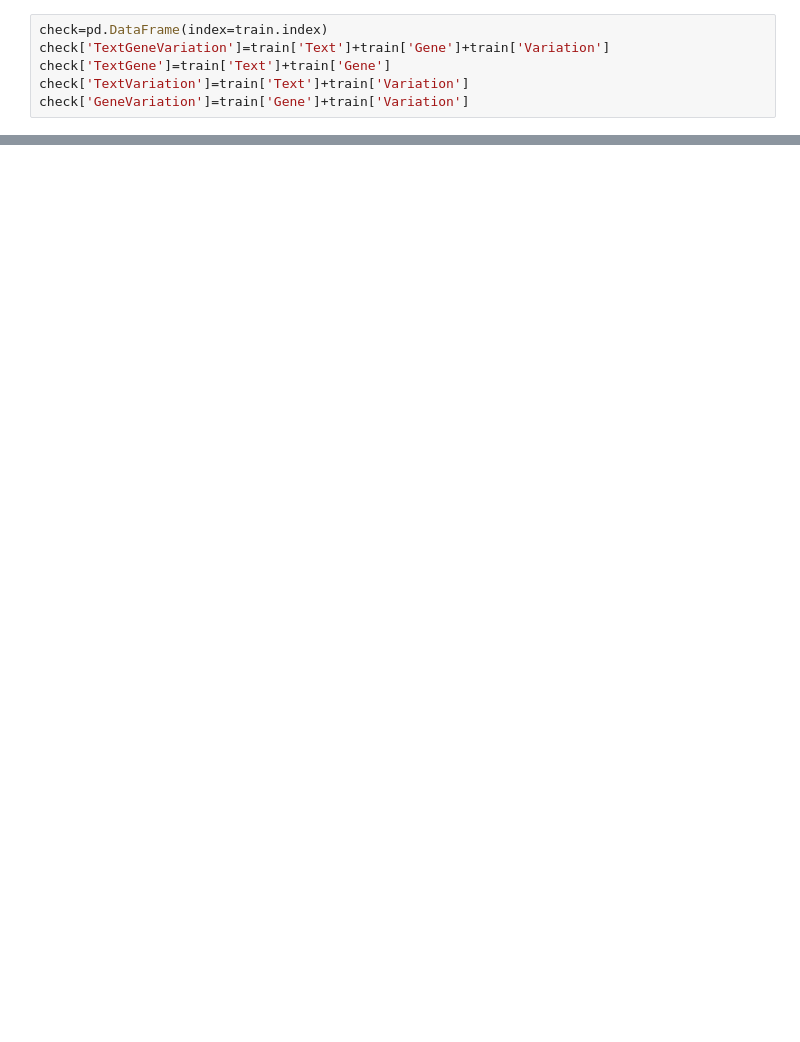
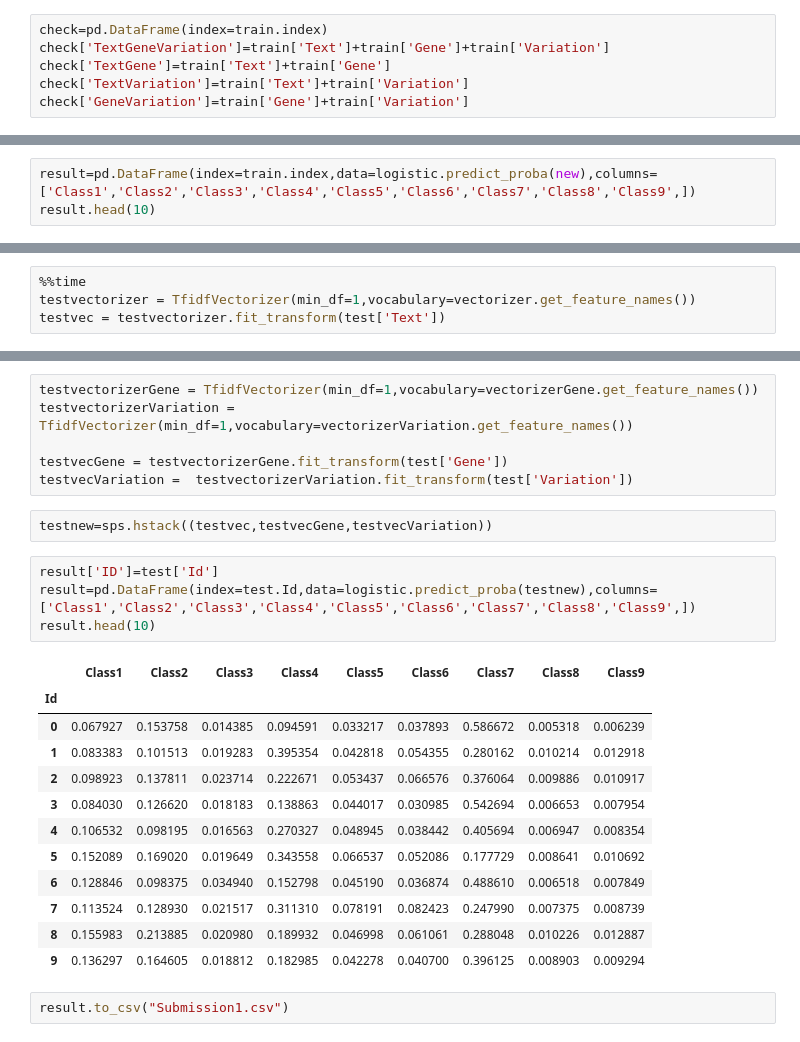
Before and after one commit to manshubh/classification-GeneticMutations, a Jupyter notebook: CancerNLP.ipynb, the cells around one changed output, grey strips where cells are left out. Saved outputs shown, nothing was run; the diff lists cells and outputs as text; blank space fills up the shorter version.

```diff
--- a/CancerNLP.ipynb
+++ b/CancerNLP.ipynb
@@ -116,0 +139,3 @@ for key,i in check['count'].groupby(train['Class']):
+# %%
+result=pd.DataFrame(index=train.index,data=logistic.predict_proba(new),columns=['Class1','Class2','Class3','Class4','Class5','Class6','Class7','Class8','Class9',])
+result.head(10)
@@ -116,0 +154,4 @@ for key,i in check['count'].groupby(train['Class']):
+# %%
+%%time
+testvectorizer = TfidfVectorizer(min_df=1,vocabulary=vectorizer.get_feature_names())
+testvec = testvectorizer.fit_transform(test['Text'])
@@ -116,0 +160,27 @@ for key,i in check['count'].groupby(train['Class']):
+# %%
+testvectorizerGene = TfidfVectorizer(min_df=1,vocabulary=vectorizerGene.get_feature_names())
+testvectorizerVariation = TfidfVectorizer(min_df=1,vocabulary=vectorizerVariation.get_feature_names())
+
+testvecGene = testvectorizerGene.fit_transform(test['Gene'])
+testvecVariation =  testvectorizerVariation.fit_transform(test['Variation'])
+# %%
+testnew=sps.hstack((testvec,testvecGene,testvecVariation))
+# %%
+result['ID']=test['Id']
+result=pd.DataFrame(index=test.Id,data=logistic.predict_proba(testnew),columns=['Class1','Class2','Class3','Class4','Class5','Class6','Class7','Class8','Class9',])
+result.head(10)
+# %% [output]
+|  | Class1 | Class2 | Class3 | Class4 | Class5 | Class6 | Class7 | Class8 | Class9 |
+| Id |  |  |  |  |  |  |  |  |  |
+| 0 | 0.067927 | 0.153758 | 0.014385 | 0.094591 | 0.033217 | 0.037893 | 0.586672 | 0.005318 | 0.006239 |
+| 1 | 0.083383 | 0.101513 | 0.019283 | 0.395354 | 0.042818 | 0.054355 | 0.280162 | 0.010214 | 0.012918 |
+| 2 | 0.098923 | 0.137811 | 0.023714 | 0.222671 | 0.053437 | 0.066576 | 0.376064 | 0.009886 | 0.010917 |
+| 3 | 0.084030 | 0.126620 | 0.018183 | 0.138863 | 0.044017 | 0.030985 | 0.542694 | 0.006653 | 0.007954 |
+| 4 | 0.106532 | 0.098195 | 0.016563 | 0.270327 | 0.048945 | 0.038442 | 0.405694 | 0.006947 | 0.008354 |
+| 5 | 0.152089 | 0.169020 | 0.019649 | 0.343558 | 0.066537 | 0.052086 | 0.177729 | 0.008641 | 0.010692 |
+| 6 | 0.128846 | 0.098375 | 0.034940 | 0.152798 | 0.045190 | 0.036874 | 0.488610 | 0.006518 | 0.007849 |
+| 7 | 0.113524 | 0.128930 | 0.021517 | 0.311310 | 0.078191 | 0.082423 | 0.247990 | 0.007375 | 0.008739 |
+| 8 | 0.155983 | 0.213885 | 0.020980 | 0.189932 | 0.046998 | 0.061061 | 0.288048 | 0.010226 | 0.012887 |
+| 9 | 0.136297 | 0.164605 | 0.018812 | 0.182985 | 0.042278 | 0.040700 | 0.396125 | 0.008903 | 0.009294 |
+# %%
+result.to_csv("Submission1.csv")
```
Also changed, not shown: parts of 15 cells of this notebook.
